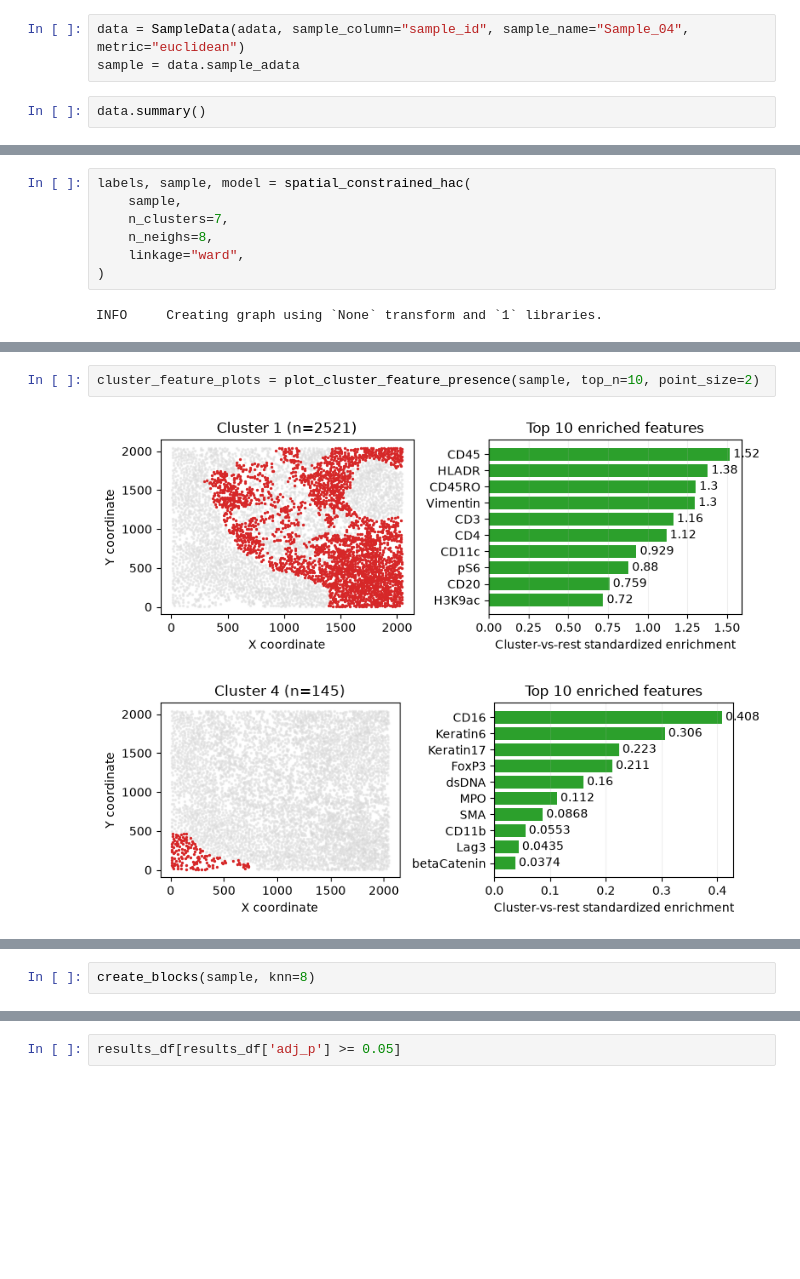
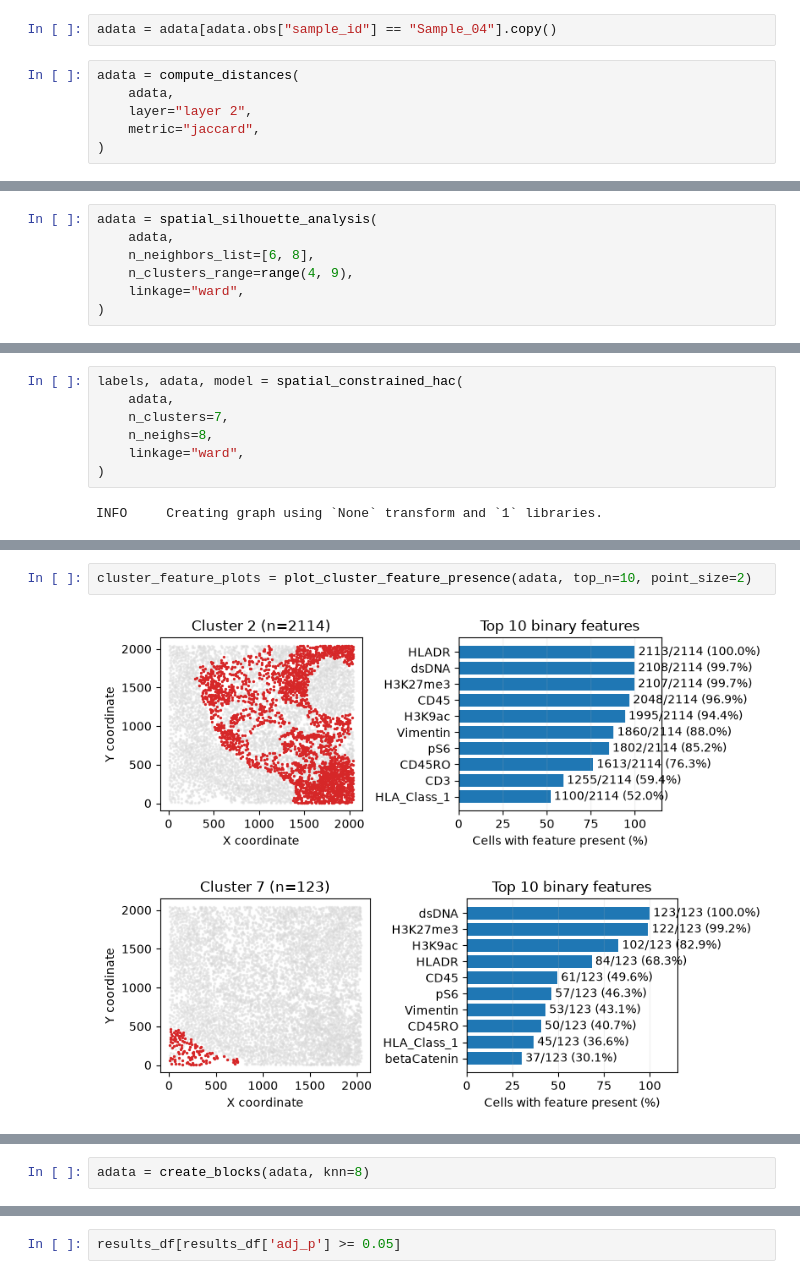
Before and after one commit to amanpreet60/repspat, a Jupyter notebook: examples/example.ipynb, the cells around one changed output, grey strips where cells are left out. Saved outputs shown, nothing was run; the diff lists cells and outputs as text; blank space fills up the shorter version.

Commit message:
compute distances logic

```diff
--- a/examples/example.ipynb
+++ b/examples/example.ipynb
@@ -60,5 +61,8 @@ adata.layers[binary_layer] = (X >= cutoffs).astype(int)
 # %%
-data = SampleData(adata, sample_column="sample_id", sample_name="Sample_04", metric="euclidean")
-sample = data.sample_adata
+adata = adata[adata.obs["sample_id"] == "Sample_04"].copy()
 # %%
-data.summary()
+adata = compute_distances(
+    adata,
+    layer="layer 2",
+    metric="jaccard",
+)
@@ -107,0 +97,7 @@ INFO     Creating graph using `None` transform and `1` libraries.
+# %%
+adata = spatial_silhouette_analysis(
+    adata,
+    n_neighbors_list=[6, 8],
+    n_clusters_range=range(4, 9),
+    linkage="ward",
+)
@@ -108,6 +122,6 @@ INFO     Creating graph using `None` transform and `1` libraries.
 # %%
-labels, sample, model = spatial_constrained_hac(
-    sample,
+labels, adata, model = spatial_constrained_hac(
+    adata,
     n_clusters=7,
     n_neighs=8,
     linkage="ward",
@@ -127,5 +137,5 @@ plot_spatial_clusters(sample,point_size=5)
 # %%
-cluster_feature_plots = plot_cluster_feature_presence(sample, top_n=10, point_size=2)
+cluster_feature_plots = plot_cluster_feature_presence(adata, top_n=10, point_size=2)
 # %% [output]
-[figure, old version]
+[figure, new version]
-[figure, old version]
+[figure, new version]
@@ -137,3 +147,3 @@ cluster_feature_plots = plot_cluster_feature_presence(sample, top_n=10, point_si
 # %%
-create_blocks(sample, knn=8)
+adata = create_blocks(adata, knn=8)
 # %%
```
Also changed, not shown: parts of 13 cells of this notebook, 7 other files.
